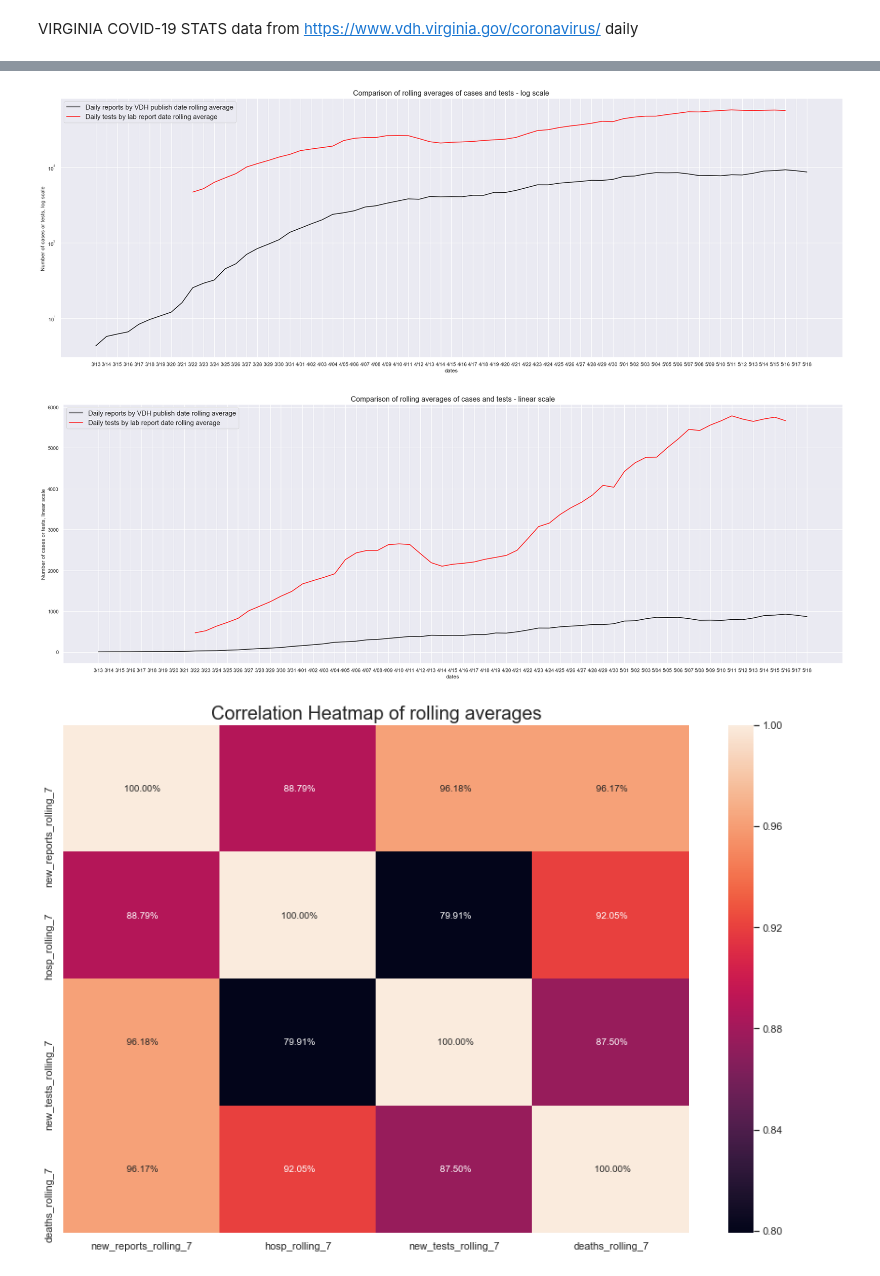
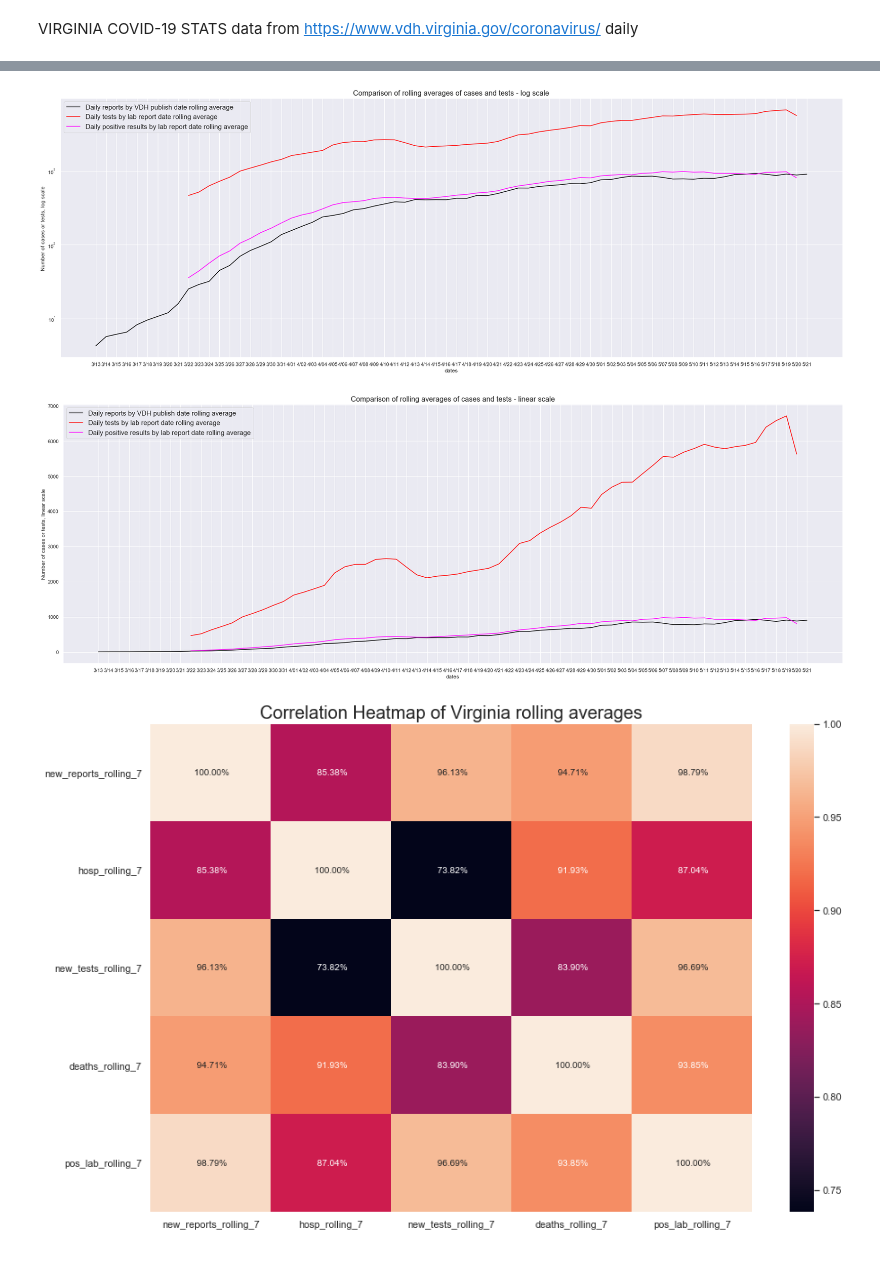
Before and after one commit to Sara1583/COVID-19-in-US, a Jupyter notebook: Virginia COVID-19.ipynb, the cells around one changed output, grey strips where cells are left out. Cells and saved outputs as stored; diff of their text form; code cells hidden in the pictures.

Commit message:
Graphs and log scale explanation
New and updated correlation graphs and expanded explanation of the log scale comparisons.

```diff
--- a/Virginia COVID-19.ipynb
+++ b/Virginia COVID-19.ipynb
@@ -39,11 +45,13 @@ Virginia_COVID_19 = pd.DataFrame(list(zip(dates, new_reports_per_day, new_hosp_p
 # %%
-Virginia_COVID_19.columns = ['dates', 'new_reports_per_day', 'new_hosp_per_day', 'new_tests_per_day', 'new_deaths_per_day', 'FX_new_cases']
+Virginia_COVID_19.columns = ['dates', 'new_reports_per_day', 'new_hosp_per_day', 'new_tests_per_day', 'pos_results_lab_date', 'new_deaths_per_day', 'FX_new_cases']
 # %%
 Virginia_COVID_19['double_rate_cases'] = 70 / (Virginia_COVID_19['new_reports_per_day'].cumsum().pct_change() * 100)
 # %%
 Virginia_COVID_19['double_rate_hosp'] = 70 / (Virginia_COVID_19['new_hosp_per_day'].cumsum().pct_change() * 100)
 # %%
 Virginia_COVID_19['double_rate_test'] = 70 / (Virginia_COVID_19['new_tests_per_day'].cumsum().pct_change() * 100)
+# %%
+Virginia_COVID_19['double_rate_pos_lab'] = 70 / (Virginia_COVID_19['pos_results_lab_date'].cumsum().pct_change() * 100)
 # %%
 Virginia_COVID_19['double_rate_deaths'] = 70 / (Virginia_COVID_19['new_deaths_per_day'].cumsum().pct_change() * 100)
 # %%
@@ -54,6 +62,8 @@ Virginia_COVID_19['new_reports_rolling_7'] = Virginia_COVID_19['new_reports_per_
 Virginia_COVID_19['hosp_rolling_7'] = Virginia_COVID_19['new_hosp_per_day'].rolling(window=7).mean()
 # %%
 Virginia_COVID_19['new_tests_rolling_7'] = Virginia_COVID_19['new_tests_per_day'].rolling(window=7).mean()
+# %%
+Virginia_COVID_19['pos_lab_rolling_7'] = Virginia_COVID_19['pos_results_lab_date'].rolling(window=7).mean()
 # %%
 Virginia_COVID_19['deaths_rolling_7'] = Virginia_COVID_19['new_deaths_per_day'].rolling(window=7).mean()
 # %%
@@ -314,6 +368,7 @@ plt.show()
 fig = plt.figure(figsize=(25,9))
 sns.lineplot(x='dates', y='new_reports_rolling_7', data=Virginia_COVID_19, color='black', label='Daily reports by VDH publish date rolling average')
 sns.lineplot(x='dates', y='new_tests_rolling_7', data=Virginia_COVID_19, color='red', label='Daily tests by lab report date rolling average')
+sns.lineplot(x='dates', y='pos_lab_rolling_7', data=Virginia_COVID_19, color='magenta', label='Daily positive results by lab report date rolling average')
 plt.yscale('log')
 plt.ylabel('Number of cases or tests, log scale', fontsize=12)
 plt.title('Comparison of rolling averages of cases and tests - log scale', fontsize=16)
@@ -322,11 +377,12 @@ plt.tight_layout()
 plt.savefig('Log scale comparison of new test reports and new tests')
 plt.show()
 # %% [output]
-[figure, old version]
+[figure, new version]
 # %%
 fig = plt.figure(figsize=(25,9))
 sns.lineplot(x='dates', y='new_reports_rolling_7', data=Virginia_COVID_19, color='black', label='Daily reports by VDH publish date rolling average')
 sns.lineplot(x='dates', y='new_tests_rolling_7', data=Virginia_COVID_19, color='red', label='Daily tests by lab report date rolling average')
+sns.lineplot(x='dates', y='pos_lab_rolling_7', data=Virginia_COVID_19, color='magenta', label='Daily positive results by lab report date rolling average')
 plt.ylabel('Number of cases or tests, linear scale', fontsize=12)
 plt.title('Comparison of rolling averages of cases and tests - linear scale', fontsize=16)
 plt.legend(loc='best', fontsize=15)
@@ -334,15 +390,15 @@ plt.tight_layout()
 #plt.savefig('comparison of new test reports and new tests')
 plt.show()
 # %% [output]
-[figure, old version]
+[figure, new version]
 # %%
-df_rolling_7 = Virginia_COVID_19[['new_reports_rolling_7', 'hosp_rolling_7', 'new_tests_rolling_7', 'deaths_rolling_7']]
+df_rolling_7 = Virginia_COVID_19[['new_reports_rolling_7', 'hosp_rolling_7', 'new_tests_rolling_7', 'deaths_rolling_7', 'pos_lab_rolling_7']]
 # %%
 df_rolling_7_corr = df_rolling_7.corr()
 
 f, ax = plt.subplots(figsize=(15, 10))
 sns.heatmap(df_rolling_7_corr, annot=True, fmt=' .2%', ax=ax)
-plt.title('Correlation Heatmap of rolling averages', fontsize=20)
-f.savefig('Correlation_matrix')
+plt.title('Correlation Heatmap of Virginia rolling averages', fontsize=20)
+f.savefig('Correlation Heatmap of Virginia rolling averages')
 # %% [output]
-[figure, old version]
+[figure, new version]
```
Also changed, not shown: parts of 44 cells of this notebook.
